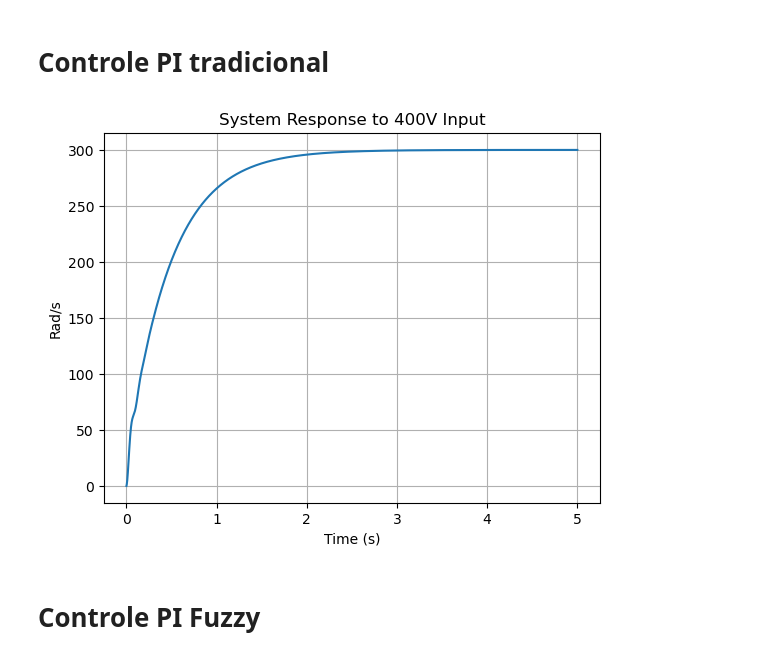
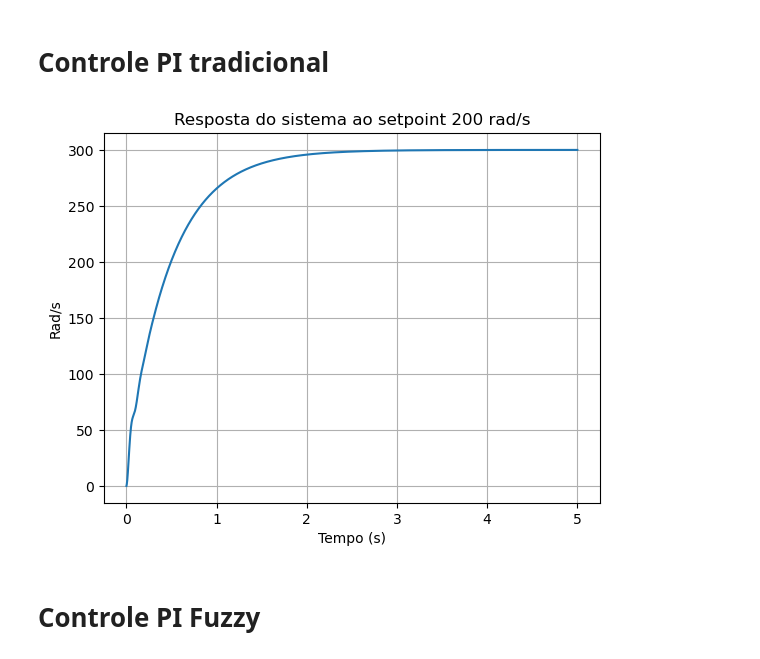
Before and after one commit to Nielo-47/ICA, a Jupyter notebook: fuzzy_dc_motor.ipynb, the cells around one changed output. Cells and saved outputs as stored; diff of their text form; code cells hidden in the pictures.

```diff
--- a/fuzzy_dc_motor.ipynb
+++ b/fuzzy_dc_motor.ipynb
@@ -166,36 +166,36 @@ import control as ct
 import numpy as np
 import matplotlib.pyplot as plt
 
 # Define the sampling time
 T = 0.00175
 
 # Define the transfer functions
 num_gpz = [0.0058540, 0, 0]
 den_gpz = [1, -1.9224928, 0.9337476]
 
 gpz = ct.TransferFunction(num_gpz, den_gpz, T)
 gpi = 0.15 * ct.TransferFunction([1, -0.95], [1, -1], T)
 # gpid = 1 * ctrl.TransferFunction([1, -0.2], [1, -0.1], T)
 
 # Compute the closed-loop transfer function
 sys_open_loop = ct.series(gpz, gpi)  # C(s) * G(s)
 sys_closed_loop = ct.feedback(sys_open_loop, 1)
 
 # Root locus plot
 # Simulate system response to a 400V input and 0 load
 time = np.arange(0, 5, T)
 T_out, yout = ct.forced_response(sys_closed_loop, T=time, U=np.ones_like(time)*300)
 
 # Plot the response
 plt.figure()
 plt.plot(T_out, yout)
-plt.xlabel('Time (s)')
+plt.xlabel('Tempo (s)')
 plt.ylabel('Rad/s')
-plt.title('System Response to 400V Input')
+plt.title('Resposta do sistema ao setpoint 200 rad/s')
 plt.grid()
 plt.show()
 # %% [output]
-[figure, old version]
+[figure, new version]
 # %% [markdown]
 # Controle PI Fuzzy
 # %%
```
Also changed, not shown: parts of 5 cells of this notebook.
